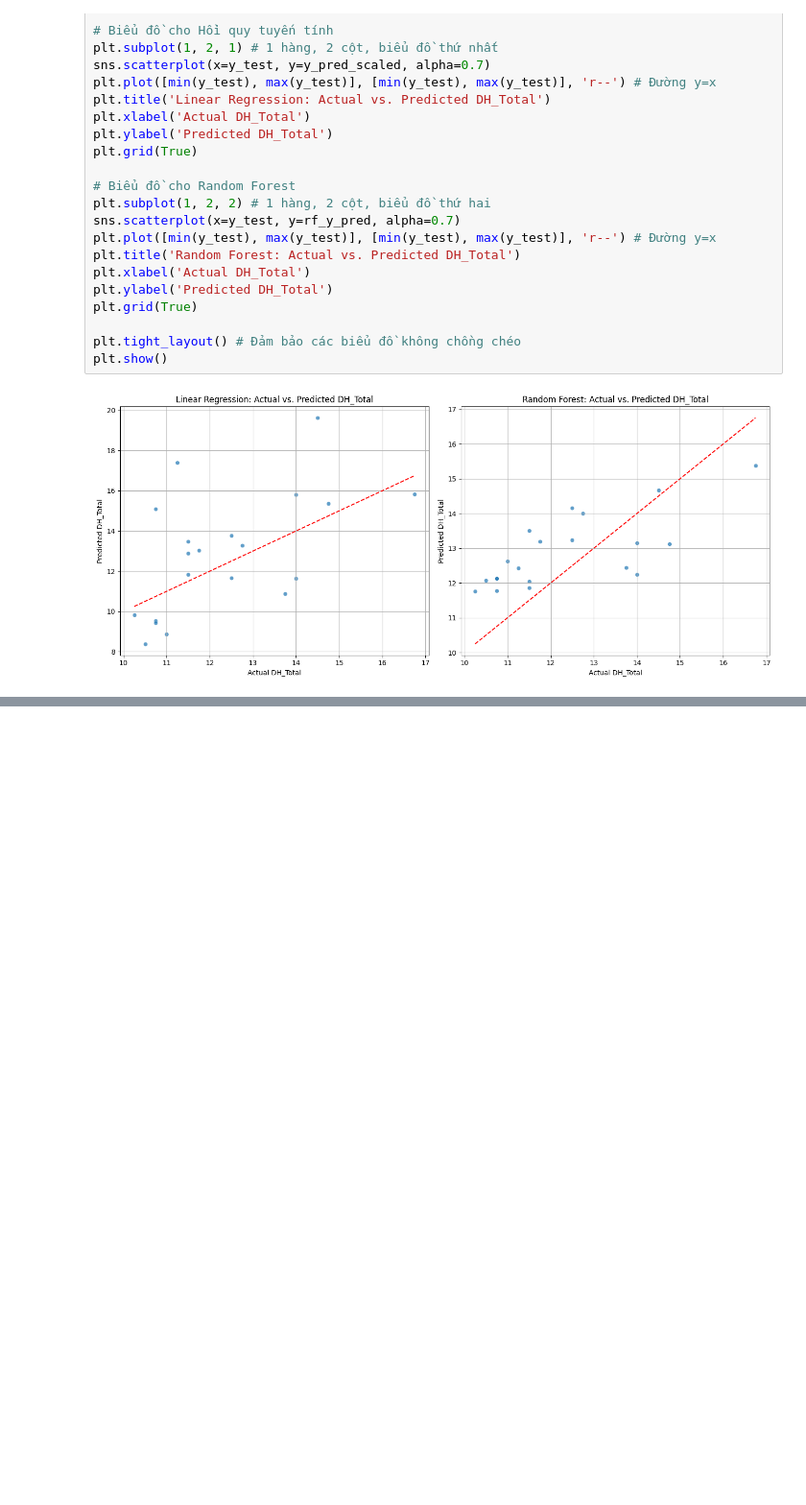
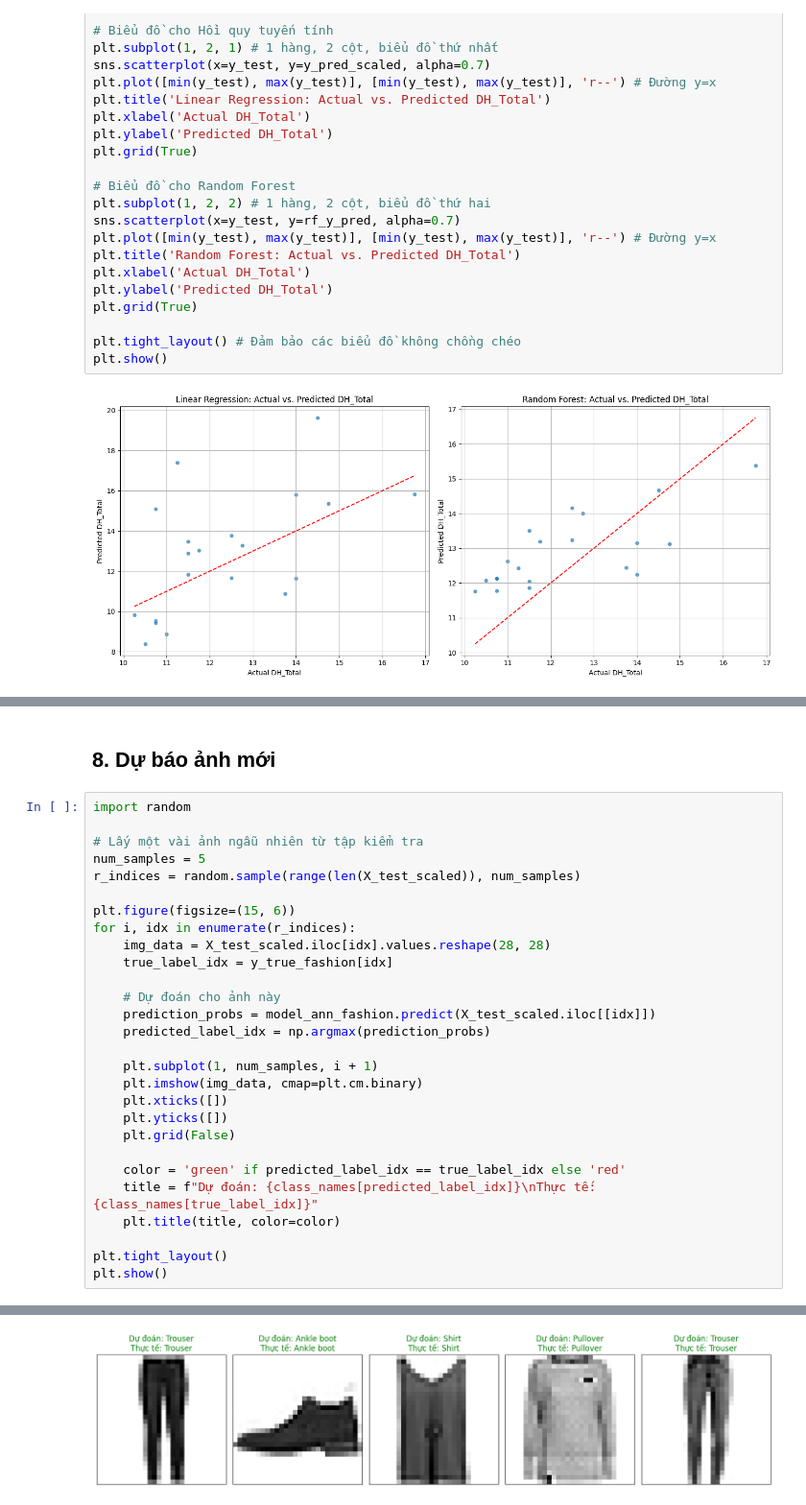
Before and after one commit to HoangThai2k5/THDeepLearning, a Jupyter notebook: Tuan2.ipynb, the cells around one changed output, grey strips where cells are left out. Shown at 96% size. Drawn from its saved outputs; the diff is of its cells as text; blank space fills up the shorter version.

```diff
--- a/Tuan2.ipynb
+++ b/Tuan2.ipynb
@@ -361,0 +653,31 @@ plt.show()
+# %% [markdown]
+## 8. Dự báo ảnh mới
+# %%
+import random
+
+# Lấy một vài ảnh ngẫu nhiên từ tập kiểm tra
+num_samples = 5
+r_indices = random.sample(range(len(X_test_scaled)), num_samples)
+
+plt.figure(figsize=(15, 6))
+for i, idx in enumerate(r_indices):
+    img_data = X_test_scaled.iloc[idx].values.reshape(28, 28)
+    true_label_idx = y_true_fashion[idx]
+
+    # Dự đoán cho ảnh này
+    prediction_probs = model_ann_fashion.predict(X_test_scaled.iloc[[idx]])
+    predicted_label_idx = np.argmax(prediction_probs)
+
+    plt.subplot(1, num_samples, i + 1)
+    plt.imshow(img_data, cmap=plt.cm.binary)
+    plt.xticks([])
+    plt.yticks([])
+    plt.grid(False)
+
+    color = 'green' if predicted_label_idx == true_label_idx else 'red'
+    title = f"Dự đoán: {class_names[predicted_label_idx]}\nThực tế: {class_names[true_label_idx]}"
+    plt.title(title, color=color)
+
+plt.tight_layout()
+plt.show()
+# %% [output]
@@ -361,0 +689 @@ plt.show()
+[figure, added]
```
Also changed, not shown: parts of 19 cells of this notebook.
